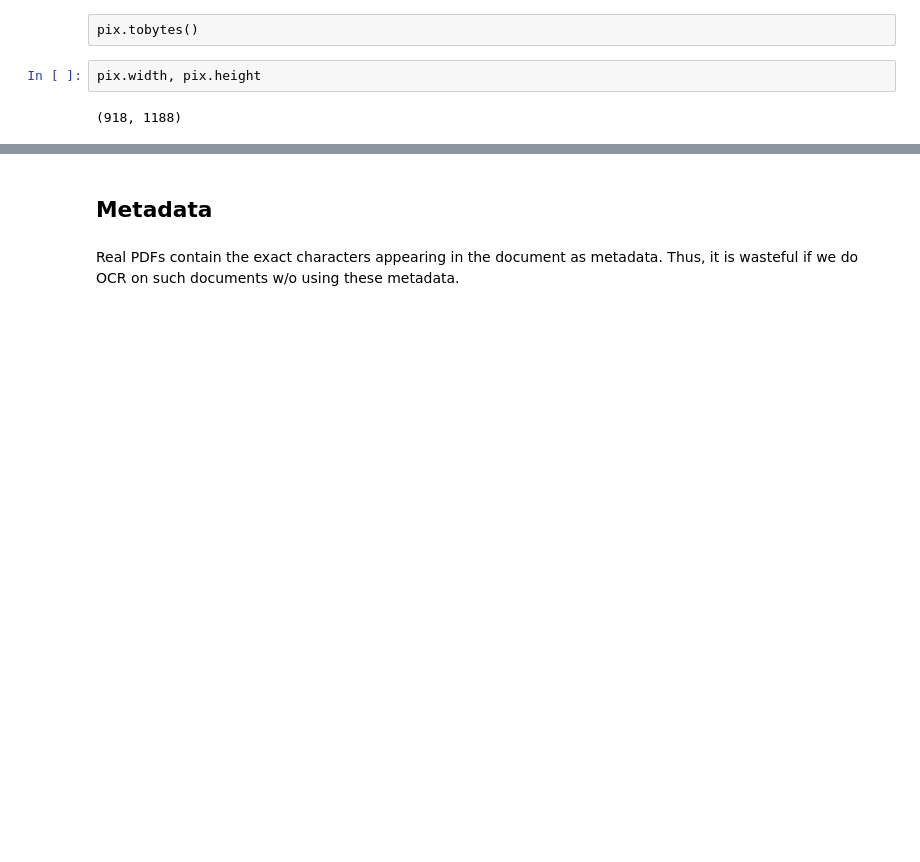
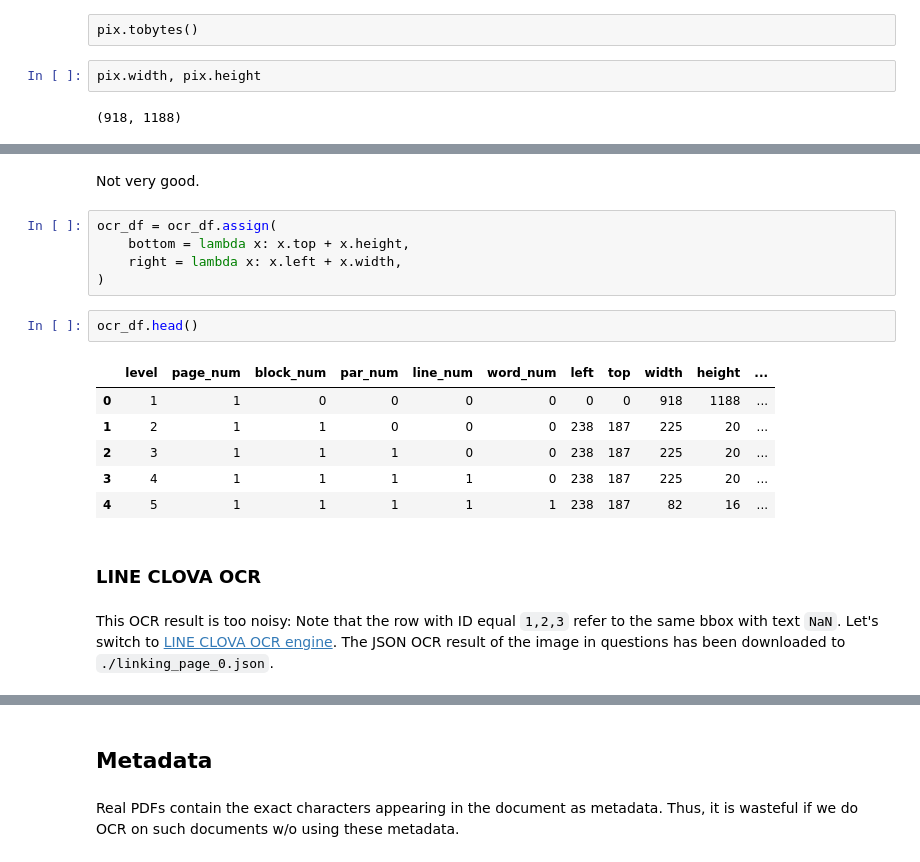
Before and after one commit to phunc20/python, a Jupyter notebook: pymupdf/ocr/correction/ocr_correction.ipynb, the cells around one changed output, grey strips where cells are left out. Saved outputs shown, nothing was run; the diff lists cells and outputs as text; blank space fills up the shorter version.

```diff
--- a/pymupdf/ocr/correction/ocr_correction.ipynb
+++ b/pymupdf/ocr/correction/ocr_correction.ipynb
@@ -59,0 +93,21 @@ pix.width, pix.height
+# %% [markdown]
+Not very good.
+# %%
+ocr_df = ocr_df.assign(
+    bottom = lambda x: x.top + x.height,
+    right = lambda x: x.left + x.width,
+)
+# %%
+ocr_df.head()
+# %% [output]
+|  | level | page_num | block_num | par_num | line_num | word_num | left | top | width | height | ... |
+| 0 | 1 | 1 | 0 | 0 | 0 | 0 | 0 | 0 | 918 | 1188 | ... |
+| 1 | 2 | 1 | 1 | 0 | 0 | 0 | 238 | 187 | 225 | 20 | ... |
+| 2 | 3 | 1 | 1 | 1 | 0 | 0 | 238 | 187 | 225 | 20 | ... |
+| 3 | 4 | 1 | 1 | 1 | 1 | 0 | 238 | 187 | 225 | 20 | ... |
+| 4 | 5 | 1 | 1 | 1 | 1 | 1 | 238 | 187 | 82 | 16 | ... |
+# %% [markdown]
+### LINE CLOVA OCR
+# %% [markdown]
+This OCR result is too noisy: Note that the row with ID equal `1,2,3` refer to the same bbox with text `NaN`.
+Let's switch to [LINE CLOVA OCR engine](https://clova.ai/ocr). The JSON OCR result of the image in questions has been downloaded to `./linking_page_0.json`.
```
Also changed, not shown: parts of 22 cells of this notebook.
